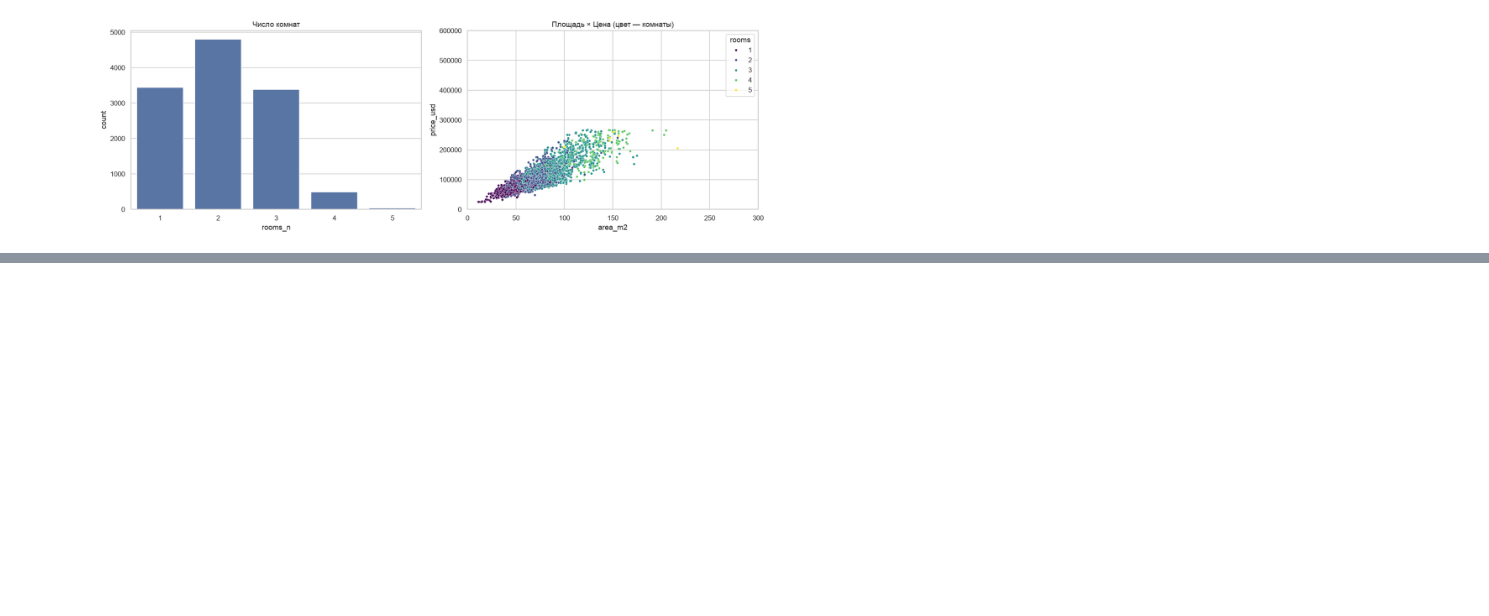
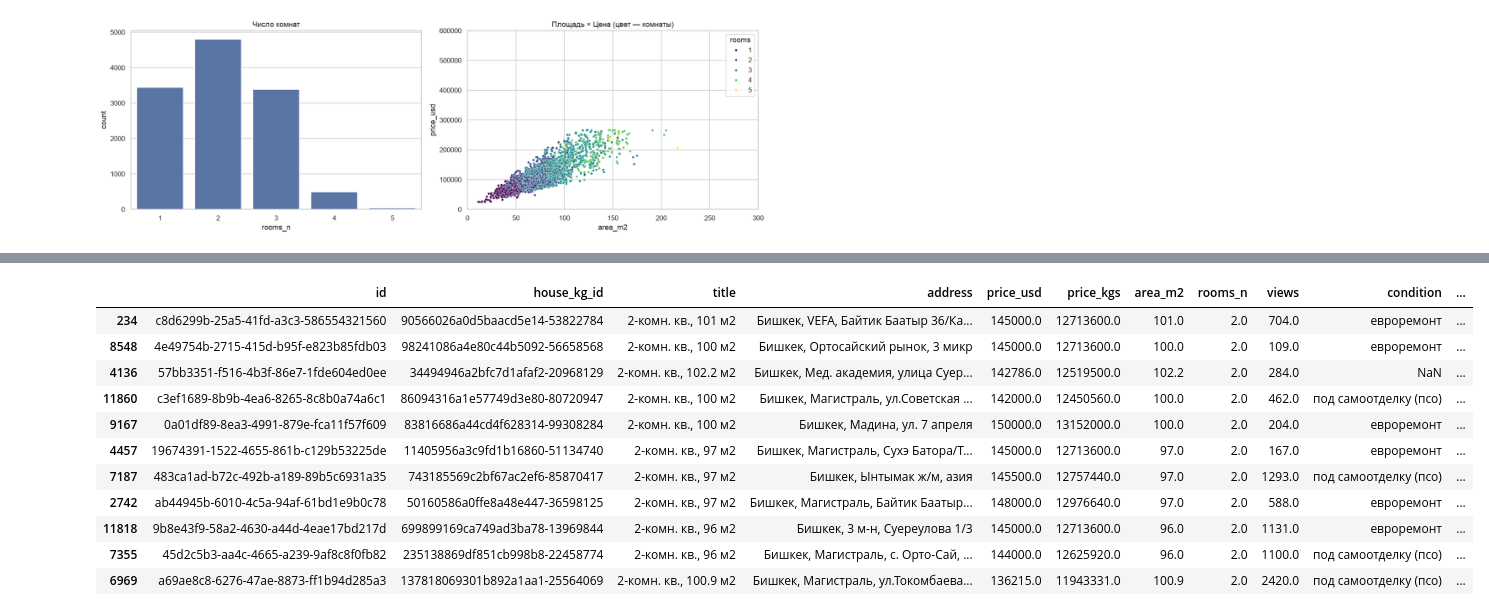
Before and after one commit to ai-academy-bish/ds8_house_kg_proj, a Jupyter notebook: seminar_1.ipynb, the cells around one changed output, grey strips where cells are left out. Cells and saved outputs as stored; diff of their text form; code cells hidden in the pictures; blank space fills up the shorter version.

```diff
--- a/seminar_1.ipynb
+++ b/seminar_1.ipynb
@@ -345,0 +466,8 @@ fig.tight_layout(); plt.show()
+# %%
+X_zero = (X - glob_mean) / glob_std
+# %%
+anchor_zero = (anchor - glob_mean) / glob_std
+# %%
+eucl_dist_zero = np.linalg.norm(X_zero - anchor_zero, axis=1)
+top_10_ind_zero = np.argsort(eucl_dist_zero)[:11]
+top_10_ind_zero
@@ -345,0 +477,3 @@ fig.tight_layout(); plt.show()
+# %%
+top_10_zero = work.iloc[top_10_ind_zero]
+top_10_zero.describe()
@@ -345,0 +490,15 @@ fig.tight_layout(); plt.show()
+# %%
+top_10_zero
+# %% [output]
+|  | id | house_kg_id | title | address | price_usd | price_kgs | area_m2 | rooms_n | views | condition | ... |
+| 234 | c8d6299b-25a5-41fd-a3c3-586554321560 | 90566026a0d5baacd5e14-53822784 | 2-комн. кв., 101 м2 | Бишкек, VEFA, Байтик Баатыр 36/Ка... | 145000.0 | 12713600.0 | 101.0 | 2.0 | 704.0 | евроремонт | ... |
+| 8548 | 4e49754b-2715-415d-b95f-e823b85fdb03 | 98241086a4e80c44b5092-56658568 | 2-комн. кв., 100 м2 | Бишкек, Ортосайский рынок, 3 микр | 145000.0 | 12713600.0 | 100.0 | 2.0 | 109.0 | евроремонт | ... |
+| 4136 | 57bb3351-f516-4b3f-86e7-1fde604ed0ee | 34494946a2bfc7d1afaf2-20968129 | 2-комн. кв., 102.2 м2 | Бишкек, Мед. академия, улица Суер... | 142786.0 | 12519500.0 | 102.2 | 2.0 | 284.0 | NaN | ... |
+| 11860 | c3ef1689-8b9b-4ea6-8265-8c8b0a74a6c1 | 86094316a1e57749d3e80-80720947 | 2-комн. кв., 100 м2 | Бишкек, Магистраль, ул.Советская ... | 142000.0 | 12450560.0 | 100.0 | 2.0 | 462.0 | под самоотделку (псо) | ... |
+| 9167 | 0a01df89-8ea3-4991-879e-fca11f57f609 | 83816686a44cd4f628314-99308284 | 2-комн. кв., 100 м2 | Бишкек, Мадина, ул. 7 апреля | 150000.0 | 13152000.0 | 100.0 | 2.0 | 204.0 | евроремонт | ... |
+| 4457 | 19674391-1522-4655-861b-c129b53225de | 11405956a3c9fd1b16860-51134740 | 2-комн. кв., 97 м2 | Бишкек, Магистраль, Сухэ Батора/Т... | 145000.0 | 12713600.0 | 97.0 | 2.0 | 167.0 | евроремонт | ... |
+| 7187 | 483ca1ad-b72c-492b-a189-89b5c6931a35 | 743185569c2bf67ac2ef6-85870417 | 2-комн. кв., 97 м2 | Бишкек, Ынтымак ж/м, азия | 145500.0 | 12757440.0 | 97.0 | 2.0 | 1293.0 | под самоотделку (псо) | ... |
+| 2742 | ab44945b-6010-4c5a-94af-61bd1e9b0c78 | 50160586a0ffe8a48e447-36598125 | 2-комн. кв., 97 м2 | Бишкек, Магистраль, Байтик Баатыр... | 148000.0 | 12976640.0 | 97.0 | 2.0 | 588.0 | евроремонт | ... |
+| 11818 | 9b8e43f9-58a2-4630-a44d-4eae17bd217d | 699899169ca749ad3ba78-13969844 | 2-комн. кв., 96 м2 | Бишкек, 3 м-н, Суереулова 1/3 | 145000.0 | 12713600.0 | 96.0 | 2.0 | 1131.0 | евроремонт | ... |
+| 7355 | 45d2c5b3-aa4c-4665-a239-9af8c8f0fb82 | 235138869df851cb998b8-22458774 | 2-комн. кв., 96 м2 | Бишкек, Магистраль, с. Орто-Сай, ... | 144000.0 | 12625920.0 | 96.0 | 2.0 | 1100.0 | под самоотделку (псо) | ... |
+| 6969 | a69ae8c8-6276-47ae-8873-ff1b94d285a3 | 137818069301b892a1aa1-25564069 | 2-комн. кв., 100.9 м2 | Бишкек, Магистраль, ул.Токомбаева... | 136215.0 | 11943331.0 | 100.9 | 2.0 | 2420.0 | под самоотделку (псо) | ... |
```
Also changed, not shown: parts of 21 cells of this notebook.
